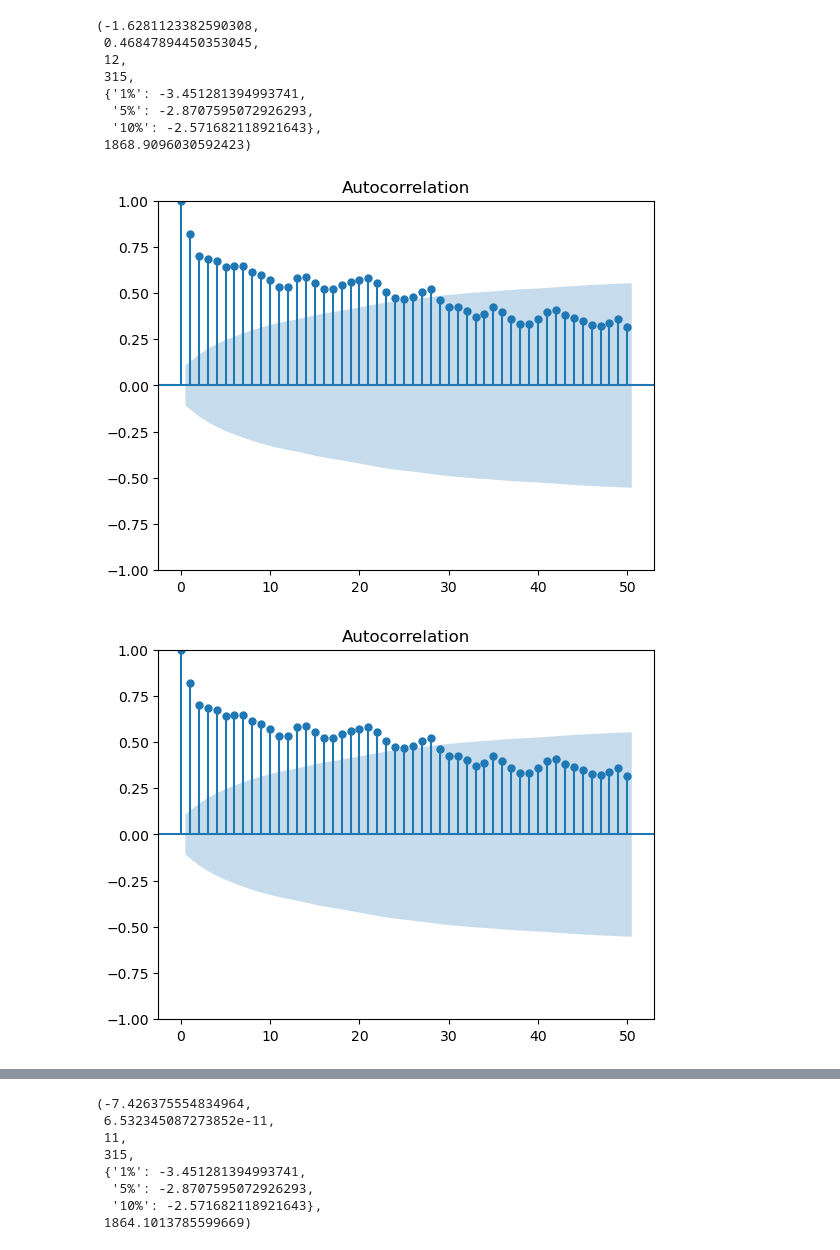
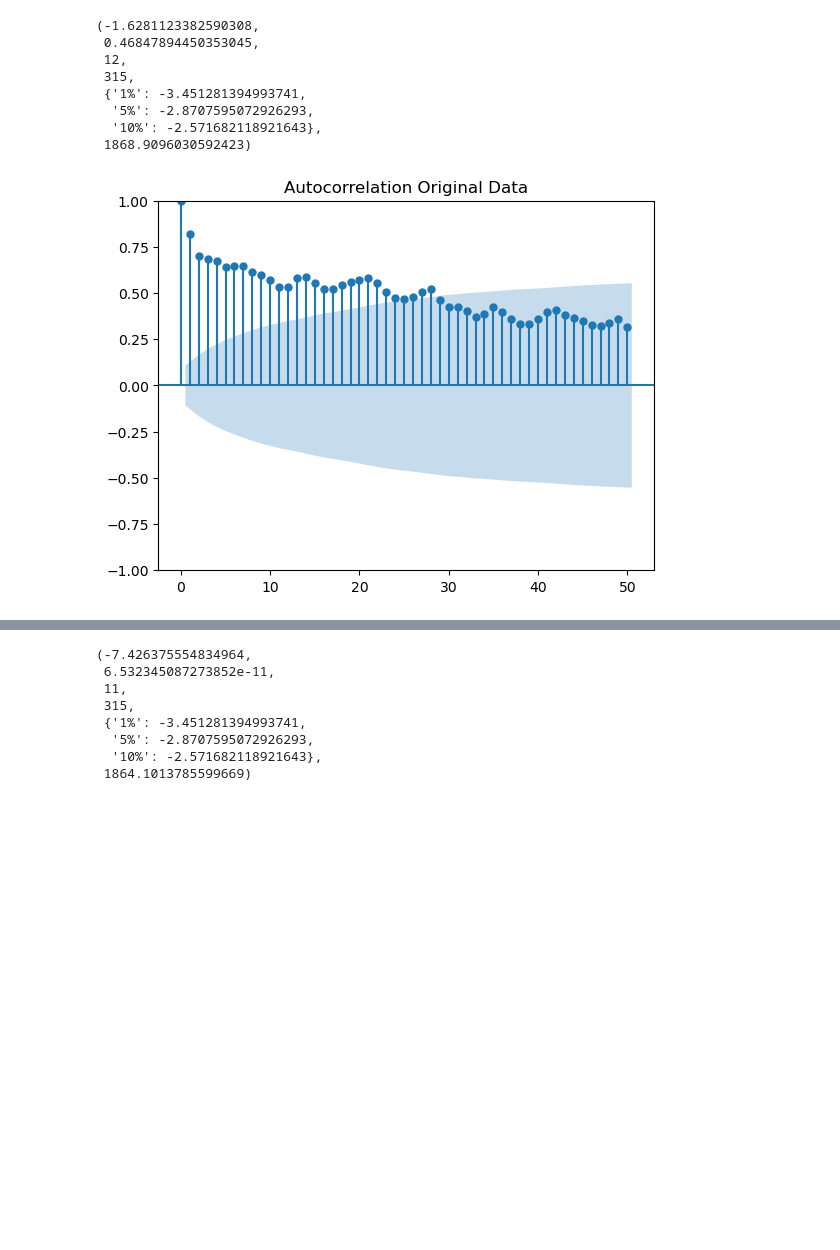
Before and after one commit to Er90Space/IntegratedCA2_ML-DV_CCT, a Jupyter notebook: CA2_ML_Dvis.ipynb, the cells around one changed output, grey strips where cells are left out. Drawn from its saved outputs; the diff is of its cells as text; code cells hidden in the pictures; blank space fills up the shorter version.

```diff
--- a/CA2_ML_Dvis.ipynb
+++ b/CA2_ML_Dvis.ipynb
@@ -247,8 +246,8 @@ adfuller(train)
 # %%
 # Plot ACF.
 plot_acf(train, lags=50)
+plt.title('Autocorrelation Original Data');
 # %% [output]
-[figure, old version]
+[figure, new version]
-[figure, removed]
 # %%
 plot_pacf(train, method='ywm', lags=50)
```
Also changed, not shown: parts of 6 cells of this notebook, 3 other files.
